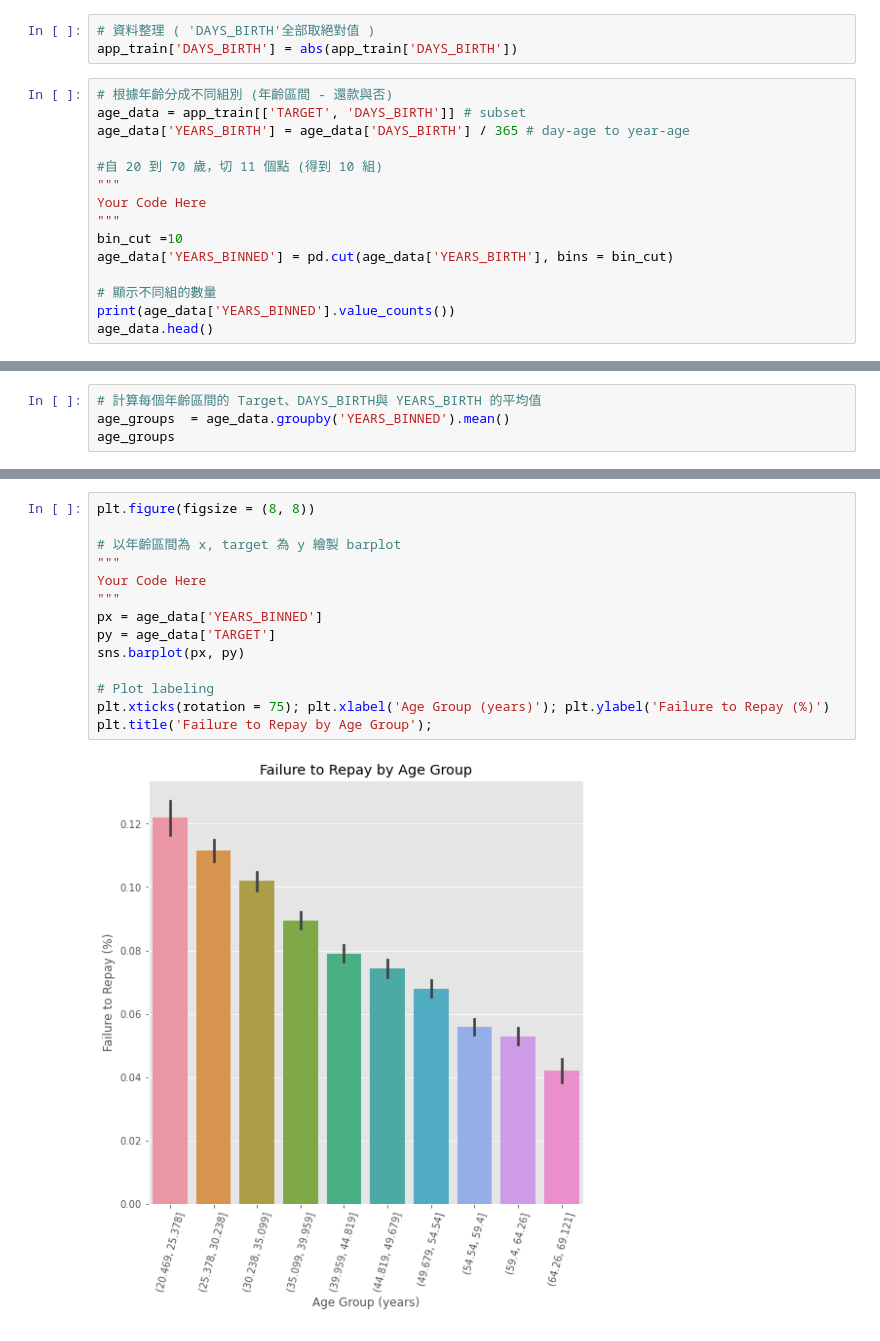
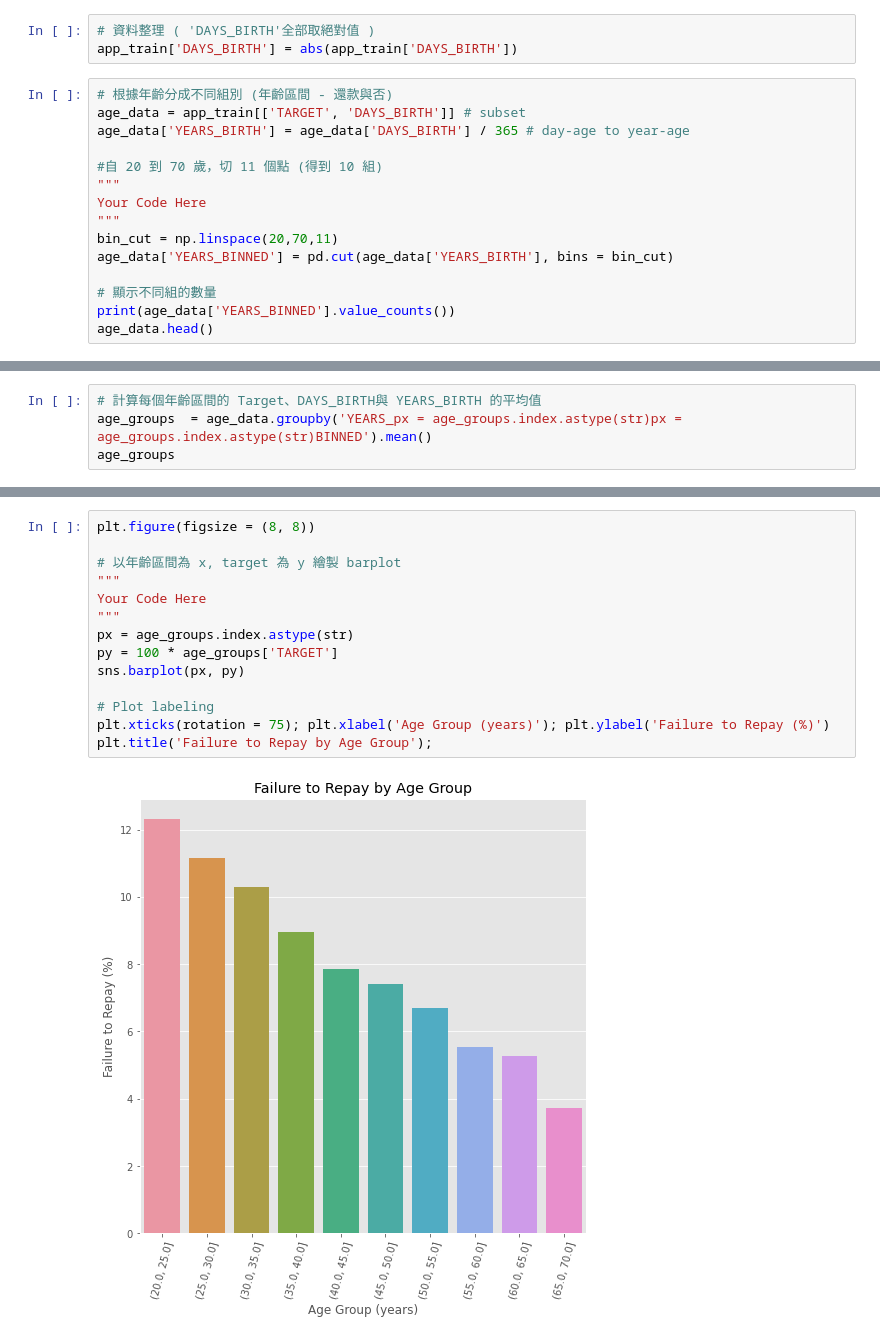
Before and after one commit to dj94xk41234/ML100Days, a Jupyter notebook: homework/Day_016_HW.ipynb, the cells around one changed output, grey strips where cells are left out. Cells and saved outputs as stored; diff of their text form.

```diff
--- a/homework/Day_016_HW.ipynb
+++ b/homework/Day_016_HW.ipynb
@@ -55,7 +55,7 @@ age_data['YEARS_BIRTH'] = age_data['DAYS_BIRTH'] / 365 # day-age to year-age
 """
 Your Code Here
 """
-bin_cut =10
+bin_cut = np.linspace(20,70,11)
 age_data['YEARS_BINNED'] = pd.cut(age_data['YEARS_BIRTH'], bins = bin_cut)
 
 # 顯示不同組的數量
@@ -104,6 +113,6 @@ year_group_sorted
 # %%
 # 計算每個年齡區間的 Target、DAYS_BIRTH與 YEARS_BIRTH 的平均值
-age_groups  = age_data.groupby('YEARS_BINNED').mean()
+age_groups  = age_data.groupby('YEARS_px = age_groups.index.astype(str)px = age_groups.index.astype(str)BINNED').mean()
 age_groups
 # %% [output]
 |  | TARGET | DAYS_BIRTH | YEARS_BIRTH |
@@ -121,16 +130,16 @@ age_groups
 # %%
 plt.figure(figsize = (8, 8))
 
 # 以年齡區間為 x, target 為 y 繪製 barplot
 """
 Your Code Here
 """
-px = age_data['YEARS_BINNED']
-py = age_data['TARGET']
+px = age_groups.index.astype(str)
+py = 100 * age_groups['TARGET']
 sns.barplot(px, py)
 
 # Plot labeling
 plt.xticks(rotation = 75); plt.xlabel('Age Group (years)'); plt.ylabel('Failure to Repay (%)')
 plt.title('Failure to Repay by Age Group');
 # %% [output]
-[figure, old version]
+[figure, new version]
```
Also changed, not shown: parts of 4 cells of this notebook.
